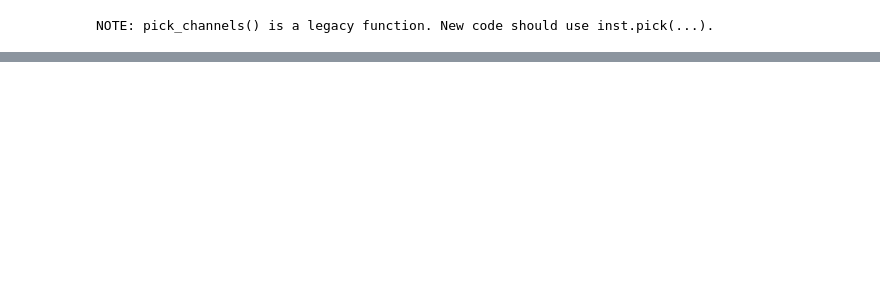
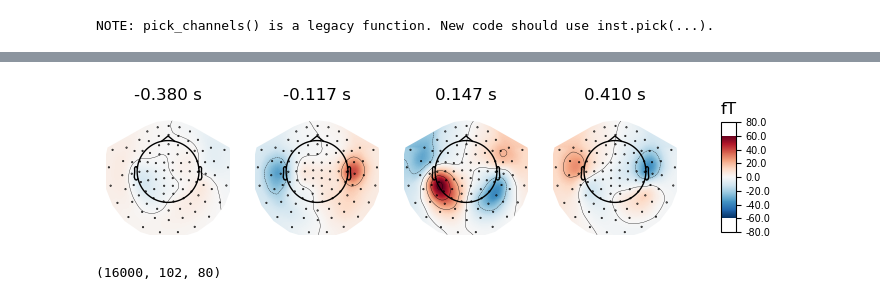
Before and after one commit to nathanweisz/methcogneurocode, a Jupyter notebook: Lecture1.ipynb, the cells around one changed output, grey strips where cells are left out. Cells and saved outputs as stored; diff of their text form; code cells hidden in the pictures; blank space fills up the shorter version.

```diff
--- a/Lecture1.ipynb
+++ b/Lecture1.ipynb
@@ -114,0 +119,13 @@ Type:      function
+# %%
+#plot topographies
+evoked.plot_topomap();
+#evoked.plot_joint();
+# %% [output]
+[figure, added]
+# %%
+#get data as numpy array
+evkdata=evoked.get_data()
+rawdata = epochs.get_data()
+rawdata.shape
+# %% [output]
+(16000, 102, 80)
```
Also changed, not shown: parts of 13 cells of this notebook, 1 other file.
